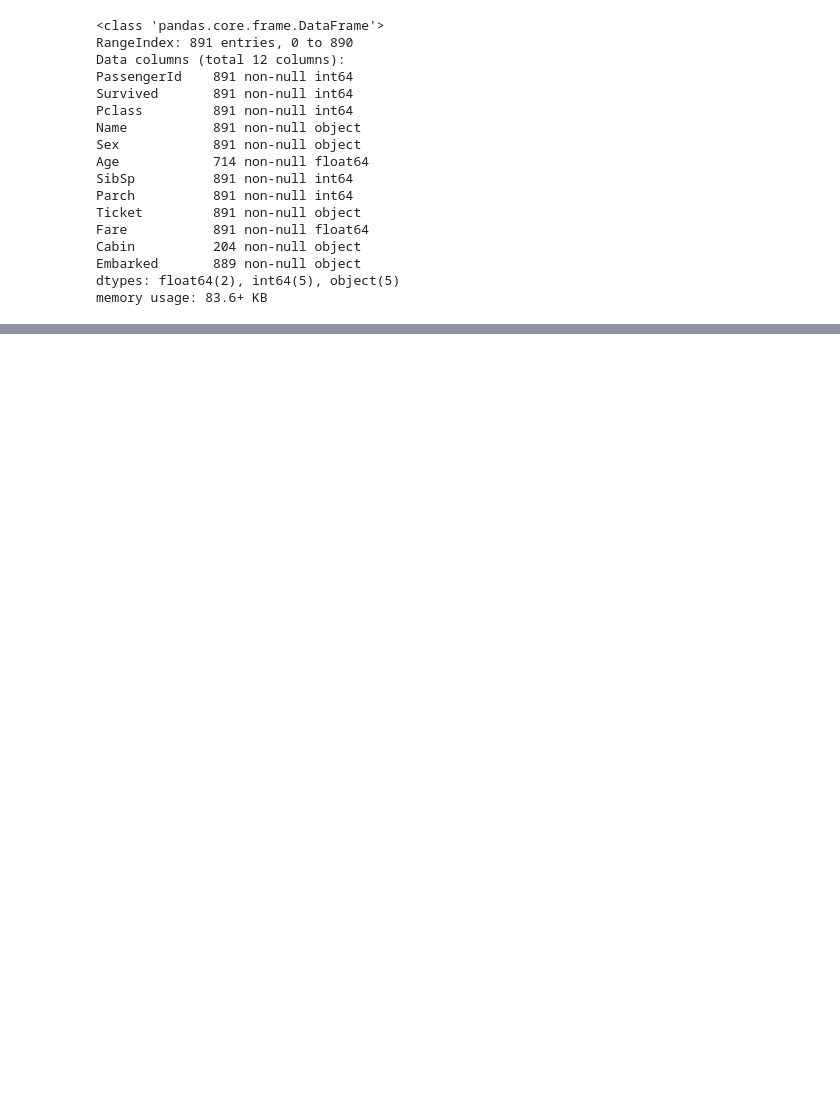
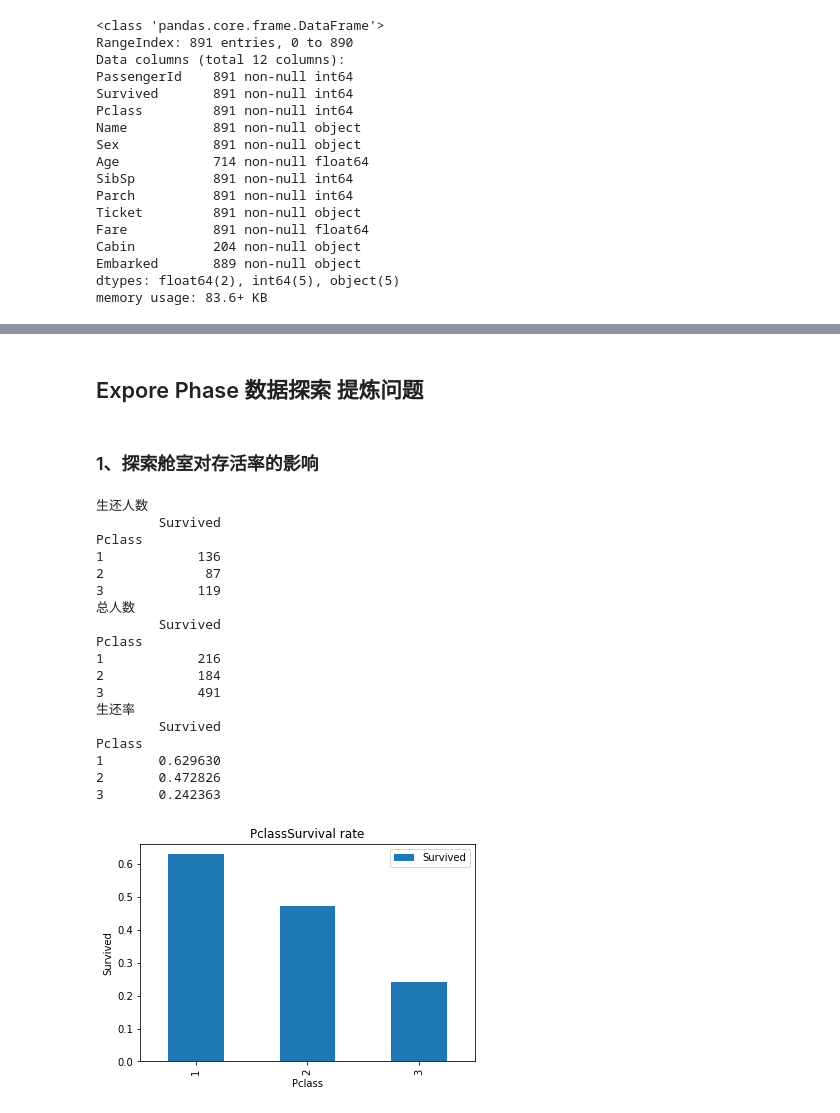
Before and after one commit to rongmax-gufei/udacity-mlnd-data-analysis, a Jupyter notebook: titanic_survival_exploration.ipynb, the cells around one changed output, grey strips where cells are left out. Drawn from its saved outputs; the diff is of its cells as text; code cells hidden in the pictures; blank space fills up the shorter version.

```diff
--- a/titanic_survival_exploration.ipynb
+++ b/titanic_survival_exploration.ipynb
@@ -62,0 +99,27 @@ memory usage: 83.6+ KB
+# %% [markdown]
+## Expore Phase 数据探索 提炼问题
+# %%
+# 判断各个元素对存活率的影响,删除当前元素缺失值
+def influence(survived, element):
+    # 判断**对存活率的影响
+    survived_element = titanic_data[[survived, element]].dropna()
+    groupby_element = survived_element.groupby(element)
+    total_groupby_element = groupby_element.count()
+    survived_groupby_element = groupby_element.sum()
+
+    # **的生还人数
+    print("生还人数")
+    print(survived_groupby_element)
+    # **的总人数
+    print("总人数")
+    print(total_groupby_element)
+    # **的生还率
+    print("生还率")
+    survived_rate_element = survived_groupby_element / total_groupby_element
+    print(survived_rate_element)
+    # 直方图**的生还率
+    survived_rate_element.plot(kind='bar')
+    plt.title(element + 'Survival rate')
+    plt.xlabel(element)
+    plt.ylabel(survived)
+    plt.show()
@@ -62,0 +186,24 @@ memory usage: 83.6+ KB
+# %% [markdown]
+### 1、探索舱室对存活率的影响
+# %%
+influence('Survived', 'Pclass')
+# %% [output]
+生还人数
+        Survived
+Pclass
+1            136
+2             87
+3            119
+总人数
+        Survived
+Pclass
+1            216
+2            184
+3            491
+生还率
+        Survived
+Pclass
+1       0.629630
+2       0.472826
+3       0.242363
+[figure, added]
```
Also changed, not shown: parts of 33 cells of this notebook.
